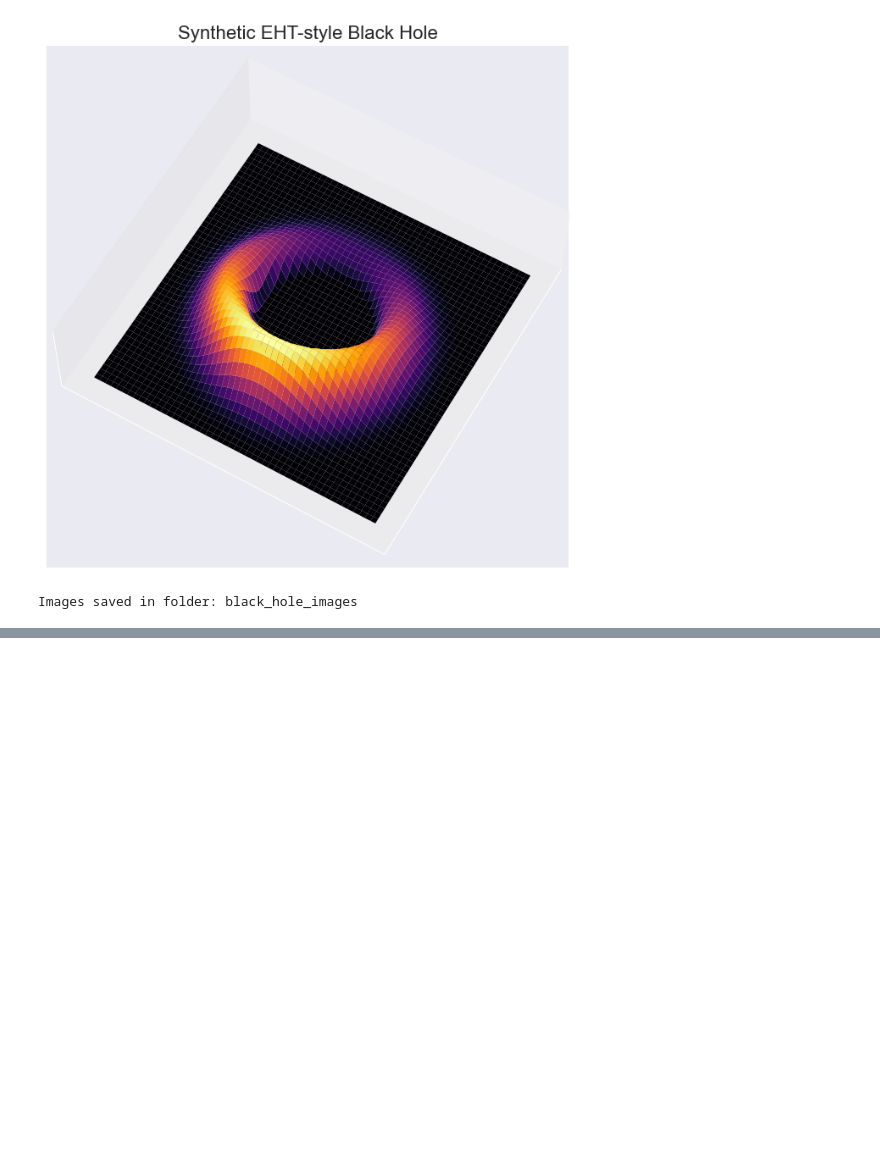
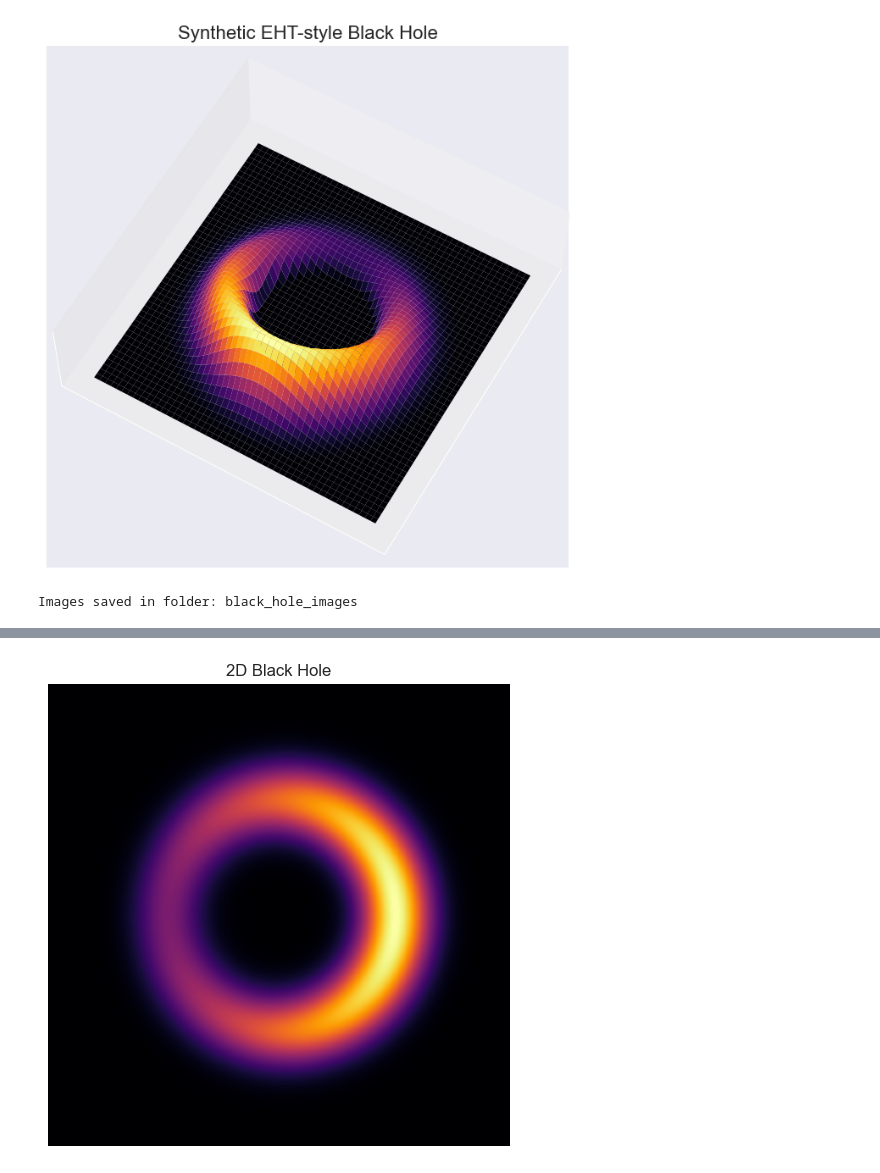
Before and after one commit to aaravshandilya/Machine_Learning, a Jupyter notebook: Black Hole Imaging.ipynb, the cells around one changed output, grey strips where cells are left out. Saved outputs shown, nothing was run; the diff lists cells and outputs as text; code cells hidden in the pictures; blank space fills up the shorter version.

```diff
--- a/Black Hole Imaging.ipynb
+++ b/Black Hole Imaging.ipynb
@@ -985,0 +1034,92 @@ print(f"Images saved in folder: {output_folder}")
+# %%
+import numpy as np
+import matplotlib.pyplot as plt
+from mpl_toolkits.mplot3d import Axes3D
+from scipy.ndimage import gaussian_filter
+import os
+
+# Create output folder
+output_folder = "black_hole_images"
+os.makedirs(output_folder, exist_ok=True)
+
+# EHT-style colormap
+cmap = plt.cm.inferno  # black-orange-red style
+
+# -------------------- Generate 2D black hole --------------------
+def generate_2d_black_hole(grid_size=400, ring_radius=1.0, ring_thickness=0.3, asymmetry=0.5):
+    x = np.linspace(-2, 2, grid_size)
+    y = np.linspace(-2, 2, grid_size)
+    X, Y = np.meshgrid(x, y)
+    R = np.sqrt(X**2 + Y**2)
+
+    # Ring around radius
+    ring = np.exp(-((R - ring_radius)/ring_thickness)**2)
+    # Asymmetry to mimic Doppler boosting
+    ring *= 1 + asymmetry*X
+    intensity = gaussian_filter(ring, sigma=2)
+    return X, Y, intensity
+
+X2, Y2, I2 = generate_2d_black_hole()
+
+plt.figure(figsize=(6,6))
+plt.imshow(I2, extent=(-2,2,-2,2), origin='lower', cmap=cmap)
+plt.axis('off')
+plt.title("2D Black Hole")
+plt.savefig(f"{output_folder}/black_hole_2D.png", dpi=200)
+plt.show()
+
+# -------------------- Generate 3D flat black hole --------------------
+def generate_3d_flat_black_hole(grid_size=200, ring_radius=1.0, ring_thickness=0.3, asymmetry=0.5):
+    theta = np.linspace(0, 2*np.pi, grid_size)
+    r = np.linspace(0, 2, grid_size)
+    R, TH = np.meshgrid(r, theta)
+    X = R * np.cos(TH)
+    Y = R * np.sin(TH)
+    Z = np.exp(-((R - ring_radius)/ring_thickness)**2)
+    Z *= 1 + asymmetry*np.cos(TH)
+    Z = gaussian_filter(Z, sigma=2)
+    return X, Y, Z
+
+X3, Y3, Z3 = generate_3d_flat_black_hole()
+
+fig = plt.figure(figsize=(7,7))
+ax = fig.add_subplot(111, projection='3d')
+ax.plot_surface(X3, Y3, Z3, facecolors=cmap(Z3/Z3.max()), rstride=1, cstride=1)
+ax.set_xticks([])
+ax.set_yticks([])
+ax.set_zticks([])
+ax.set_box_aspect([1,1,0.5])
+plt.title("3D Flat Black Hole")
+plt.savefig(f"{output_folder}/black_hole_3D_flat.png", dpi=200)
+plt.show()
+
+# -------------------- Generate 3D spherical black hole --------------------
+def generate_3d_spherical_black_hole(grid_size=200, ring_thickness=0.3, asymmetry=0.5):
+    theta = np.linspace(0, np.pi, grid_size)
+    phi = np.linspace(0, 2*np.pi, grid_size)
+    TH, PH = np.meshgrid(theta, phi)
+
+    X = np.sin(TH) * np.cos(PH)
+    Y = np.sin(TH) * np.sin(PH)
+    Z = np.cos(TH)
+
+    R = np.abs(Z)  # strongest intensity near equator
+    ring = np.exp(-((R - 0.0)/ring_thickness)**2)
+    ring *= 1 + asymmetry*np.sin(PH)
+    intensity = gaussian_filter(ring, sigma=2)
+    return X, Y, Z, intensity
+
+Xs, Ys, Zs, Is = generate_3d_spherical_black_hole()
+
+fig = plt.figure(figsize=(8,8))
+ax = fig.add_subplot(111, projection='3d')
+ax.plot_surface(Xs, Ys, Zs, facecolors=cmap(Is/Is.max()), rstride=1, cstride=1)
+ax.set_xticks([])
+ax.set_yticks([])
+ax.set_zticks([])
+ax.set_box_aspect([1,1,1])
+plt.title("3D Spherical Black Hole")
+plt.savefig(f"{output_folder}/black_hole_3D_sphere.png", dpi=200)
+plt.show()
+# %% [output]
+[figure, added]
```
Also changed, not shown: parts of 3 cells of this notebook, 9 other files.
